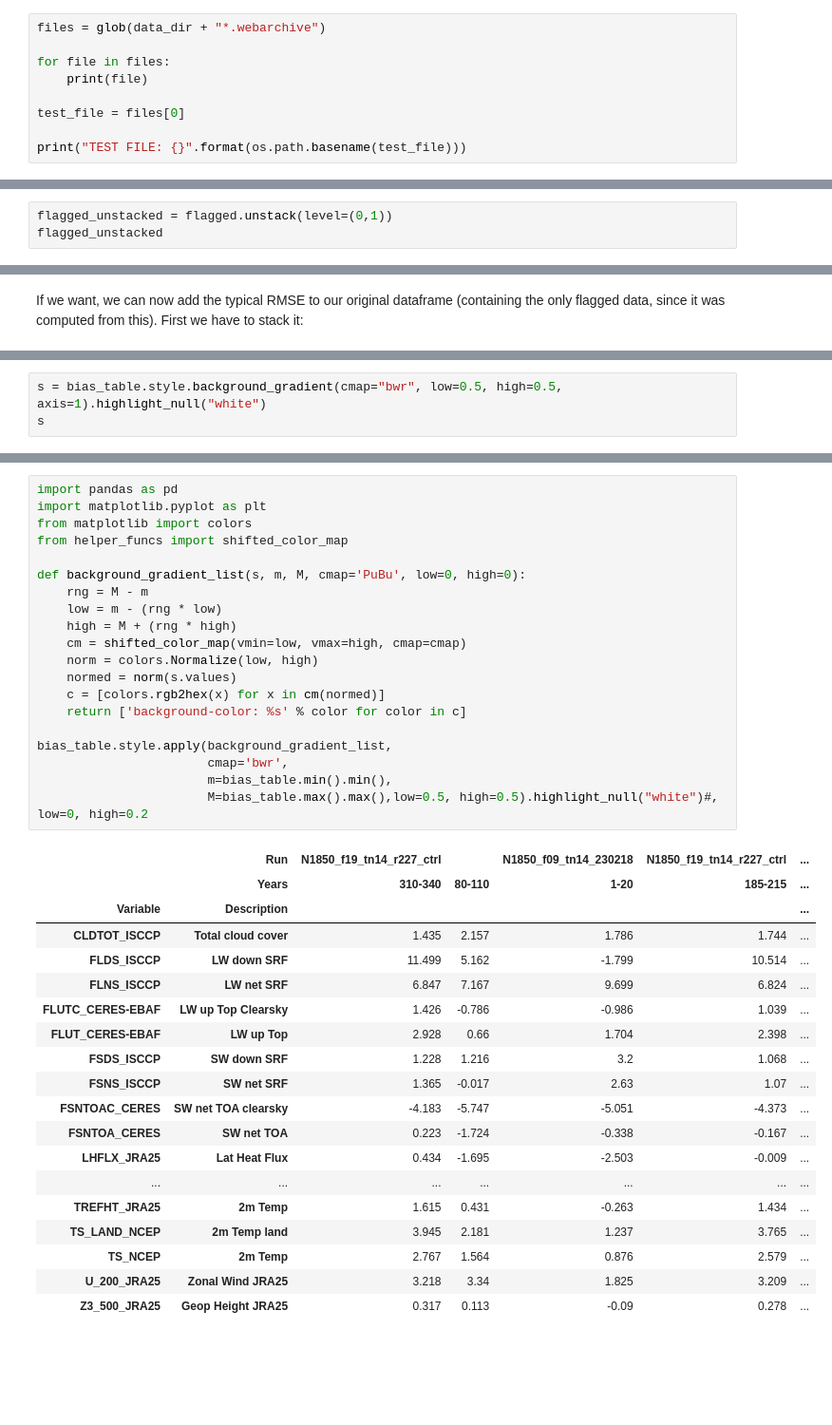
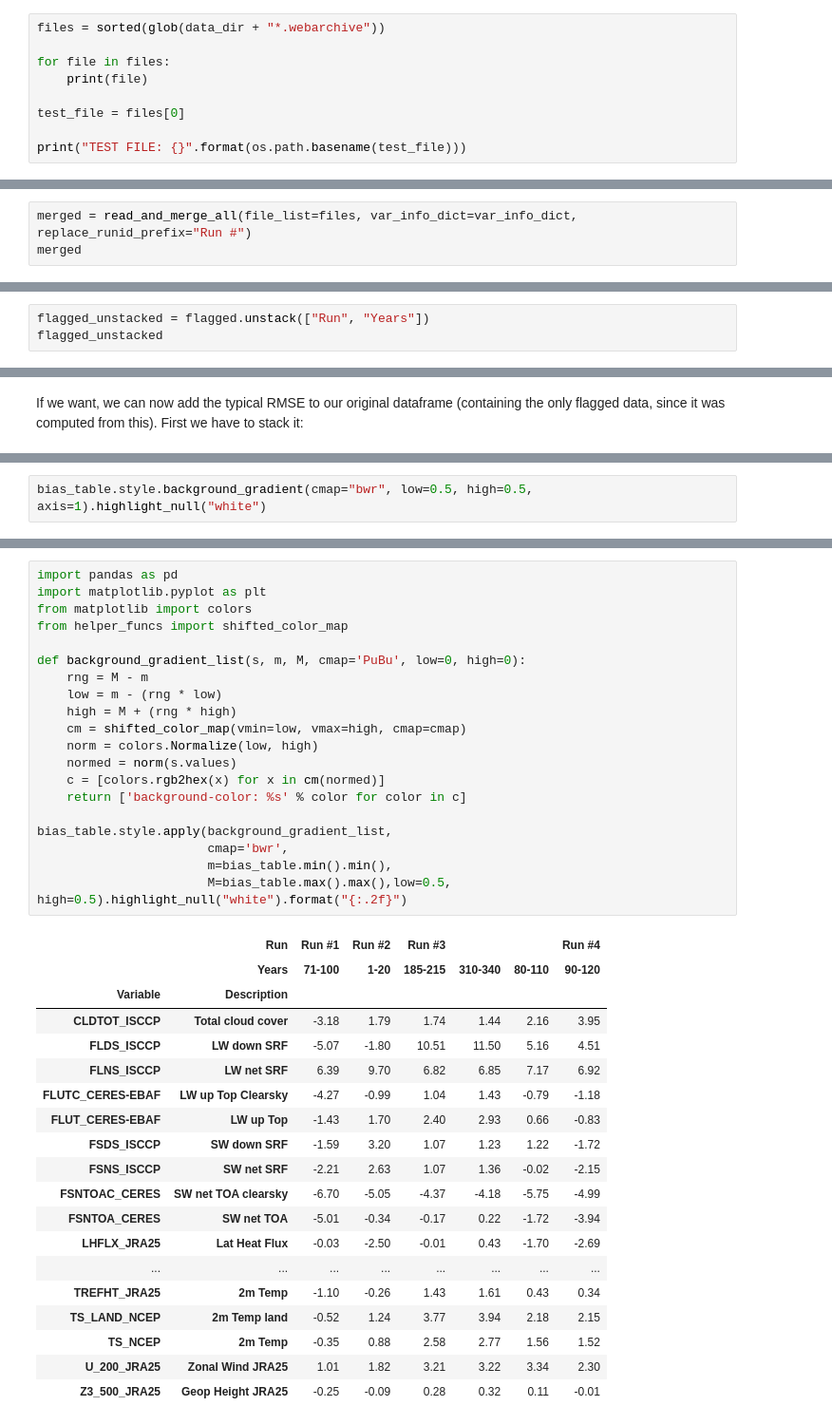
Before and after one commit to jgliss/my_notebooks, a Jupyter notebook: notebooks/read_ascii_cams_diag.ipynb, the cells around one changed output, grey strips where cells are left out. Shown at 95% size. Drawn from its saved outputs; the diff is of its cells as text; blank space fills up the shorter version.

```diff
--- a/notebooks/read_ascii_cams_diag.ipynb
+++ b/notebooks/read_ascii_cams_diag.ipynb
@@ -67,7 +67,7 @@ var_info_dict
 # %% [markdown]
 ### Search and load ASCII files (either using .asc or .webarchive file type)
 # %%
-files = glob(data_dir + "*.webarchive")
+files = sorted(glob(data_dir + "*.webarchive"))
 
 for file in files:
     print(file)
@@ -275,0 +269,3 @@ merged
+# %%
+merged = read_and_merge_all(file_list=files, var_info_dict=var_info_dict, replace_runid_prefix="Run #")
+merged
@@ -305,4 +371,4 @@ For visualisation this display requires a lot of scrolling. We can make the tabl
 # %%
-flagged_unstacked = flagged.unstack(level=(0,1))
+flagged_unstacked = flagged.unstack(["Run", "Years"])
 flagged_unstacked
 # %% [output]
@@ -476,4 +541,3 @@ Now, in the following we illustrate how we can apply this colour highlighting fo
 # %%
-s = bias_table.style.background_gradient(cmap="bwr", low=0.5, high=0.5, axis=1).highlight_null("white")
-s
+bias_table.style.background_gradient(cmap="bwr", low=0.5, high=0.5, axis=1).highlight_null("white")
 # %% [output]
@@ -503,40 +575,40 @@ In the following, a custom method is defined that performs the colour formatting
 # %%
 import pandas as pd
 import matplotlib.pyplot as plt
 from matplotlib import colors
 from helper_funcs import shifted_color_map
 
 def background_gradient_list(s, m, M, cmap='PuBu', low=0, high=0):
     rng = M - m
     low = m - (rng * low)
     high = M + (rng * high)
     cm = shifted_color_map(vmin=low, vmax=high, cmap=cmap)
     norm = colors.Normalize(low, high)
     normed = norm(s.values)
     c = [colors.rgb2hex(x) for x in cm(normed)]
     return ['background-color: %s' % color for color in c]
 
 bias_table.style.apply(background_gradient_list,
                        cmap='bwr',
                        m=bias_table.min().min(),
-                       M=bias_table.max().max(),low=0.5, high=0.5).highlight_null("white")#, low=0, high=0.2
+                       M=bias_table.max().max(),low=0.5, high=0.5).highlight_null("white").format("{:.2f}")
 # %% [output]
-|  | Run | N1850_f19_tn14_r227_ctrl |  | N1850_f09_tn14_230218 | N1850_f19_tn14_r227_ctrl | ... |
-|  | Years | 310-340 | 80-110 | 1-20 | 185-215 | ... |
-| Variable | Description |  |  |  |  | ... |
-| CLDTOT_ISCCP | Total cloud cover | 1.435 | 2.157 | 1.786 | 1.744 | ... |
-| FLDS_ISCCP | LW down SRF | 11.499 | 5.162 | -1.799 | 10.514 | ... |
-| FLNS_ISCCP | LW net SRF | 6.847 | 7.167 | 9.699 | 6.824 | ... |
-| FLUTC_CERES-EBAF | LW up Top Clearsky | 1.426 | -0.786 | -0.986 | 1.039 | ... |
-| FLUT_CERES-EBAF | LW up Top | 2.928 | 0.66 | 1.704 | 2.398 | ... |
-| FSDS_ISCCP | SW down SRF | 1.228 | 1.216 | 3.2 | 1.068 | ... |
-| FSNS_ISCCP | SW net SRF | 1.365 | -0.017 | 2.63 | 1.07 | ... |
-| FSNTOAC_CERES | SW net TOA clearsky | -4.183 | -5.747 | -5.051 | -4.373 | ... |
-| FSNTOA_CERES | SW net TOA | 0.223 | -1.724 | -0.338 | -0.167 | ... |
-| LHFLX_JRA25 | Lat Heat Flux | 0.434 | -1.695 | -2.503 | -0.009 | ... |
-| ... | ... | ... | ... | ... | ... | ... |
-| TREFHT_JRA25 | 2m Temp | 1.615 | 0.431 | -0.263 | 1.434 | ... |
-| TS_LAND_NCEP | 2m Temp land | 3.945 | 2.181 | 1.237 | 3.765 | ... |
-| TS_NCEP | 2m Temp | 2.767 | 1.564 | 0.876 | 2.579 | ... |
-| U_200_JRA25 | Zonal Wind JRA25 | 3.218 | 3.34 | 1.825 | 3.209 | ... |
-| Z3_500_JRA25 | Geop Height JRA25 | 0.317 | 0.113 | -0.09 | 0.278 | ... |
+|  | Run | Run #1 | Run #2 | Run #3 |  |  | Run #4 |
+|  | Years | 71-100 | 1-20 | 185-215 | 310-340 | 80-110 | 90-120 |
+| Variable | Description |  |  |  |  |  |  |
+| CLDTOT_ISCCP | Total cloud cover | -3.18 | 1.79 | 1.74 | 1.44 | 2.16 | 3.95 |
+| FLDS_ISCCP | LW down SRF | -5.07 | -1.80 | 10.51 | 11.50 | 5.16 | 4.51 |
+| FLNS_ISCCP | LW net SRF | 6.39 | 9.70 | 6.82 | 6.85 | 7.17 | 6.92 |
+| FLUTC_CERES-EBAF | LW up Top Clearsky | -4.27 | -0.99 | 1.04 | 1.43 | -0.79 | -1.18 |
+| FLUT_CERES-EBAF | LW up Top | -1.43 | 1.70 | 2.40 | 2.93 | 0.66 | -0.83 |
+| FSDS_ISCCP | SW down SRF | -1.59 | 3.20 | 1.07 | 1.23 | 1.22 | -1.72 |
+| FSNS_ISCCP | SW net SRF | -2.21 | 2.63 | 1.07 | 1.36 | -0.02 | -2.15 |
+| FSNTOAC_CERES | SW net TOA clearsky | -6.70 | -5.05 | -4.37 | -4.18 | -5.75 | -4.99 |
+| FSNTOA_CERES | SW net TOA | -5.01 | -0.34 | -0.17 | 0.22 | -1.72 | -3.94 |
+| LHFLX_JRA25 | Lat Heat Flux | -0.03 | -2.50 | -0.01 | 0.43 | -1.70 | -2.69 |
+| ... | ... | ... | ... | ... | ... | ... | ... |
+| TREFHT_JRA25 | 2m Temp | -1.10 | -0.26 | 1.43 | 1.61 | 0.43 | 0.34 |
+| TS_LAND_NCEP | 2m Temp land | -0.52 | 1.24 | 3.77 | 3.94 | 2.18 | 2.15 |
+| TS_NCEP | 2m Temp | -0.35 | 0.88 | 2.58 | 2.77 | 1.56 | 1.52 |
+| U_200_JRA25 | Zonal Wind JRA25 | 1.01 | 1.82 | 3.21 | 3.22 | 3.34 | 2.30 |
+| Z3_500_JRA25 | Geop Height JRA25 | -0.25 | -0.09 | 0.28 | 0.32 | 0.11 | -0.01 |
```
Also changed, not shown: parts of 35 cells of this notebook, 1 other file.
